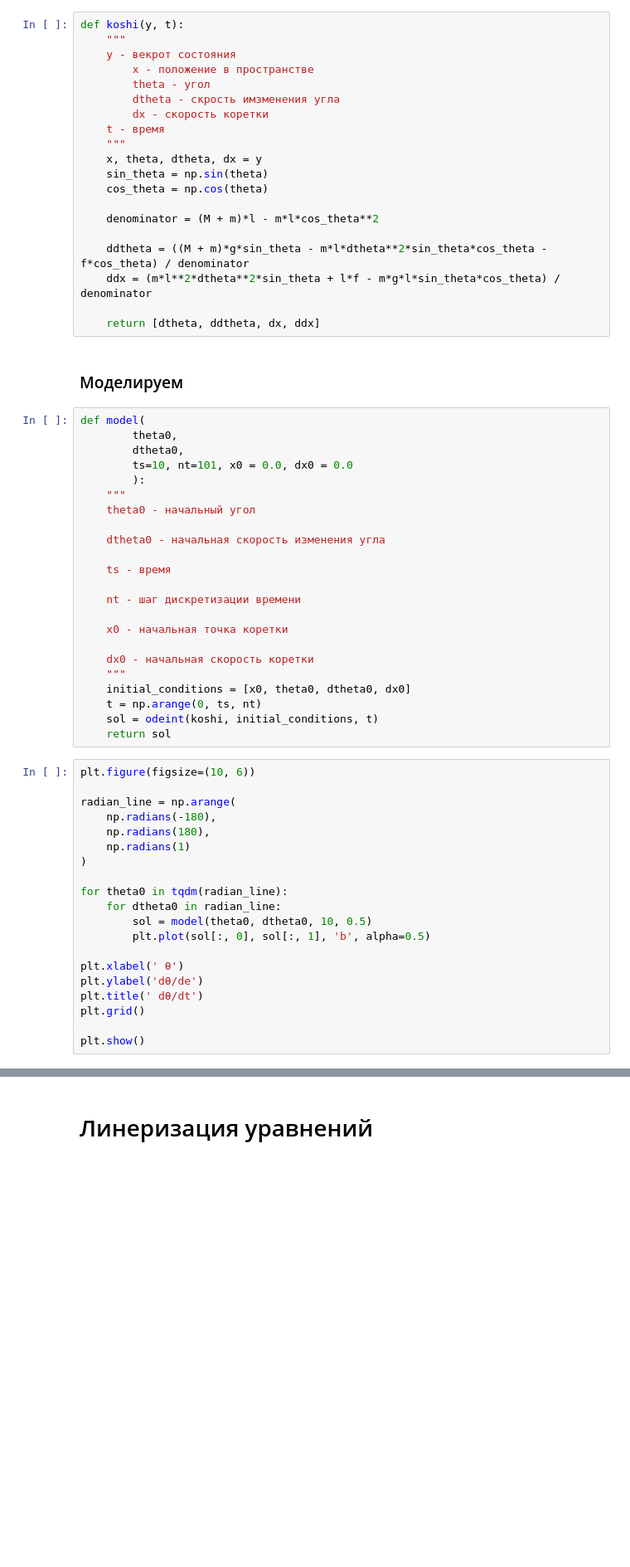
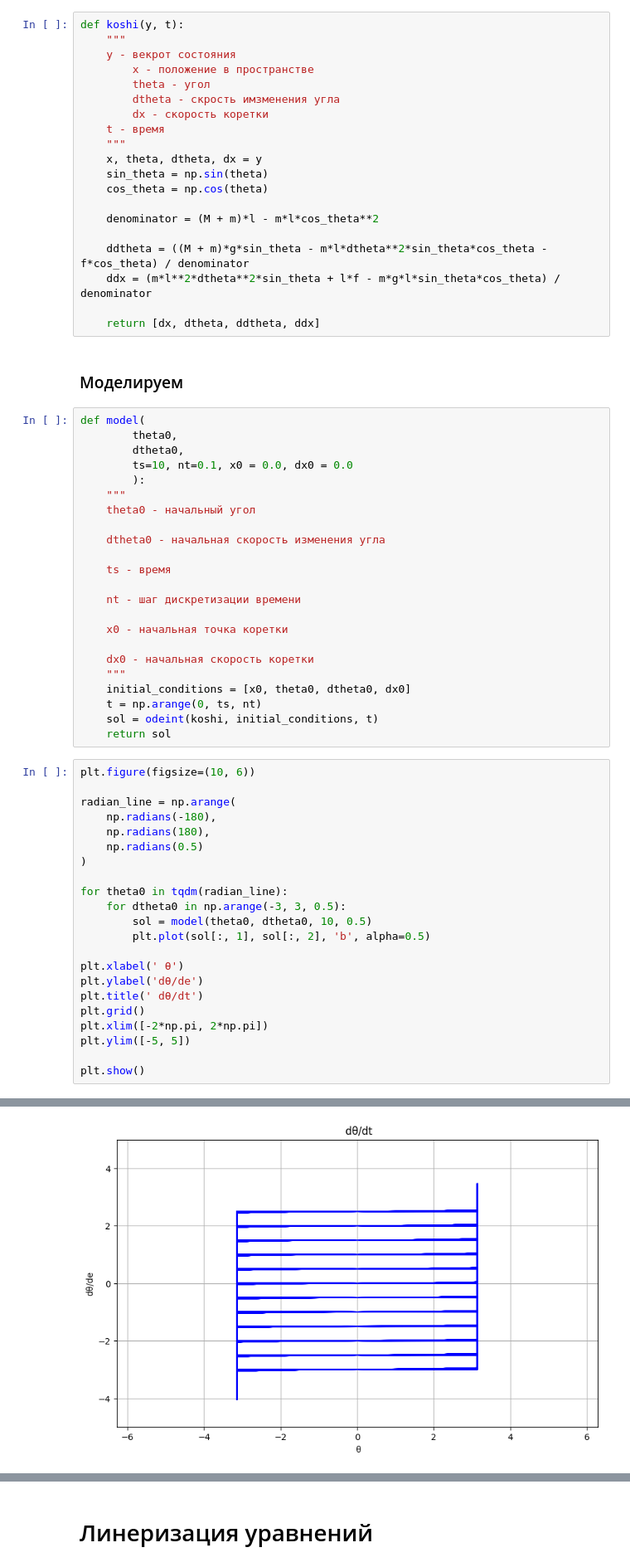
Before and after one commit to Filip-GG/TAU, a Jupyter notebook: kurs/main.ipynb, the cells around one changed output, grey strips where cells are left out. Shown at 83% size. Drawn from its saved outputs; the diff is of its cells as text; blank space fills up the shorter version.

```diff
--- a/kurs/main.ipynb
+++ b/kurs/main.ipynb
@@ -35,14 +35,14 @@ def koshi(y, t):
     ddtheta = ((M + m)*g*sin_theta - m*l*dtheta**2*sin_theta*cos_theta - f*cos_theta) / denominator
     ddx = (m*l**2*dtheta**2*sin_theta + l*f - m*g*l*sin_theta*cos_theta) / denominator
 
-    return [dtheta, ddtheta, dx, ddx]
+    return [dx, dtheta, ddtheta, ddx]
 # %% [markdown]
 ### Моделируем
 # %%
 def model(
         theta0,
         dtheta0,
-        ts=10, nt=101, x0 = 0.0, dx0 = 0.0
+        ts=10, nt=0.1, x0 = 0.0, dx0 = 0.0
         ):
     """
     theta0 - начальный угол
@@ -67,18 +67,20 @@ plt.figure(figsize=(10, 6))
 radian_line = np.arange(
     np.radians(-180),
     np.radians(180),
-    np.radians(1)
+    np.radians(0.5)
 )
 
 for theta0 in tqdm(radian_line):
-    for dtheta0 in radian_line:
+    for dtheta0 in np.arange(-3, 3, 0.5):
         sol = model(theta0, dtheta0, 10, 0.5)
-        plt.plot(sol[:, 0], sol[:, 1], 'b', alpha=0.5)
+        plt.plot(sol[:, 1], sol[:, 2], 'b', alpha=0.5)
 
 plt.xlabel(' θ')
 plt.ylabel('dθ/dе')
 plt.title(' dθ/dt')
 plt.grid()
+plt.xlim([-2*np.pi, 2*np.pi])
+plt.ylim([-5, 5])
 
 plt.show()
 # %% [output]
@@ -87,0 +87 @@ KeyboardInterrupt:
+[figure, added]
```
Also changed, not shown: parts of 29 cells of this notebook.
